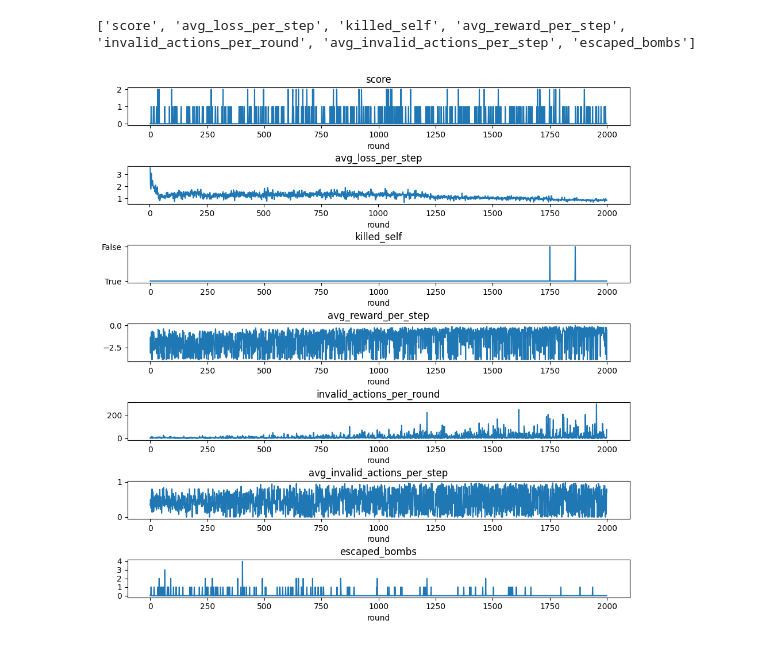
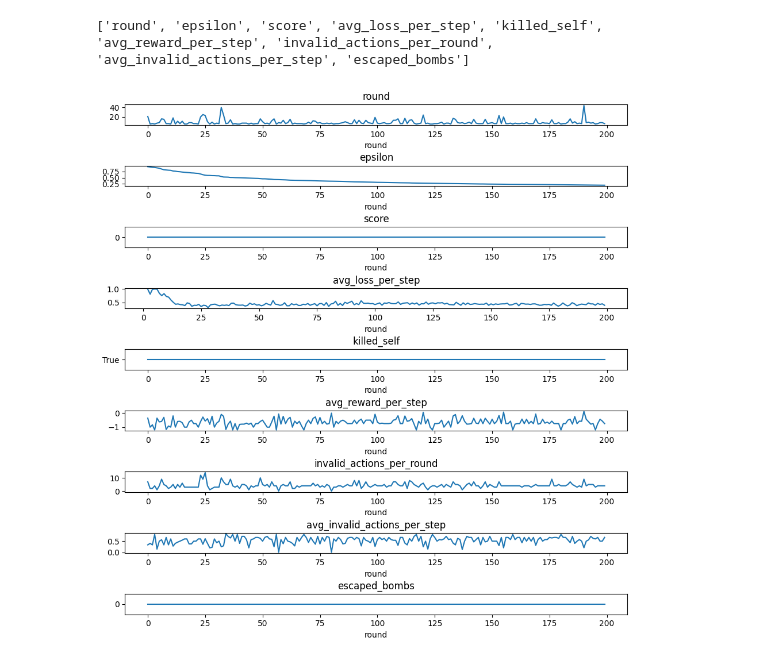
Before and after one commit to bgzdaniel/mle-bomberman, a Jupyter notebook: plotting_notebook.ipynb, the cells around one changed output. Cells and saved outputs as stored; diff of their text form; code cells hidden in the pictures.

```diff
--- a/plotting_notebook.ipynb
+++ b/plotting_notebook.ipynb
@@ -1,5 +1,5 @@
 # %%
-path = 'C:/Users/jonze/Desktop/bomberman_ml/mle-bomberman/agent_code/fc_agent/score_per_round.txt'
+path = 'C:/Users/jonze/Desktop/bomberman_ml/mle-bomberman/agent_code/my_agent_depricated/score_per_round.txt'
 with open(path, 'r') as f:
     data = f.read()
 
@@ -7,35 +7,36 @@ data = data.split('\n')
 data = [line.split('\t') for line in data]
 data = data[:-1]
 
-data = [line[3:] for line in data] # ignore iter, round, epsilon
+data = [line[1:] for line in data] # ignore iter, round, epsilon
 
 # get labels from first line
 labels = data[0]
 
 # get data from other lines
 data = data[1:]
 
 # create plots
 import matplotlib.pyplot as plt
+
 import numpy as np
 # create bar plots for each label
 # create a plot with 5 subplots that plot the data
-fig, axs = plt.subplots(7, 1, figsize=(10, 10))
+fig, axs = plt.subplots(9, 1, figsize=(10, 10))
 fig.tight_layout(pad=3.0)
 
 
 # add the subplots to the plot
 print(labels)
 for i, label in enumerate(labels):
     axs[i].set_title(label)
     axs[i].set_xlabel('round')
-    if label in ["avg_loss_per_step", "avg_reward_per_step", "invalid_actions_per_round", "avg_invalid_actions_per_step"]:
+    if label in ["round", "epsilon", "avg_loss_per_step", "avg_reward_per_step", "invalid_actions_per_round", "avg_invalid_actions_per_step"]:
       float_data = [float(value) for value in np.array(data)[:, i]]
       axs[i].plot(float_data)
     else:
       axs[i].plot(np.array(data)[:, i])
 
 plt.show()
 # %% [output]
-['score', 'avg_loss_per_step', 'killed_self', 'avg_reward_per_step', 'invalid_actions_per_round', 'avg_invalid_actions_per_step', 'escaped_bombs']
+['round', 'epsilon', 'score', 'avg_loss_per_step', 'killed_self', 'avg_reward_per_step', 'invalid_actions_per_round', 'avg_invalid_actions_per_step', 'escaped_bombs']
-[figure, old version]
+[figure, new version]
```
Also changed, not shown: parts of 1 cell of this notebook, 8 other files.
